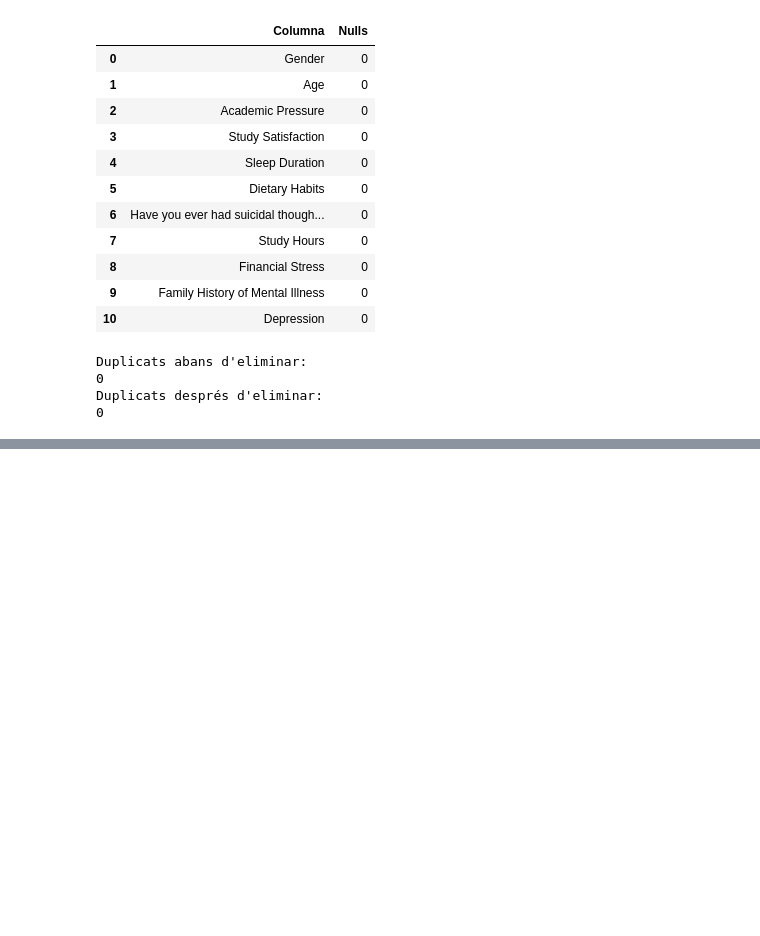
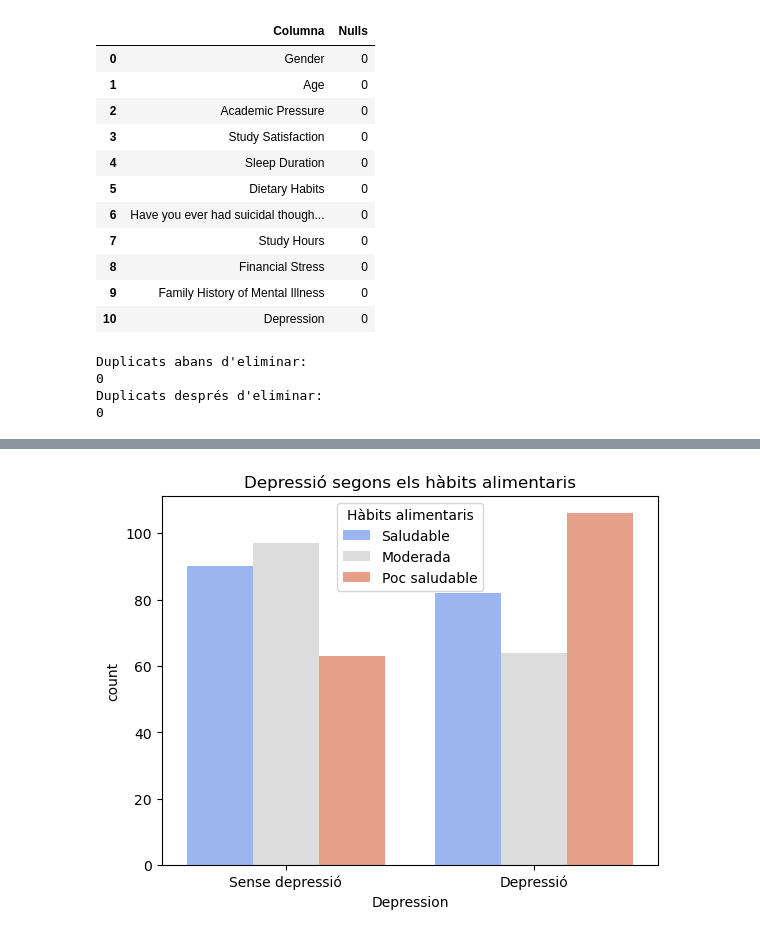
Before and after one commit to Azogue99/Activitat_4_Python_Dataset_Hernandez_Garzon_Azogue_Li, a Jupyter notebook: Notebook_Depression_Student_Arnau.ipynb, the cells around one changed output, grey strips where cells are left out. Cells and saved outputs as stored; diff of their text form; code cells hidden in the pictures; blank space fills up the shorter version.

```diff
--- a/Notebook_Depression_Student_Arnau.ipynb
+++ b/Notebook_Depression_Student_Arnau.ipynb
@@ -47,0 +74,10 @@ Duplicats després d'eliminar:
+# %%
+# Analitzar els hàbits alimentaris i la depressió
+# Actualitzar les etiquetes dels hàbits alimentaris en el gràfic
+sns.countplot(x='Depression', hue='Dietary Habits', data=data, palette='coolwarm')
+plt.title('Depressió segons els hàbits alimentaris')
+plt.xticks([0, 1], ['Sense depressió', 'Depressió'])  # Assegurar que l'eix de la depressió estigui etiquetat
+plt.legend(title='Hàbits alimentaris', labels=['Saludable', 'Moderada', 'Poc saludable'])  # Ajustar les etiquetes de la llegenda
+plt.show()
+# %% [output]
+[figure, added]
```
Also changed, not shown: parts of 8 cells of this notebook, 1 other file.
